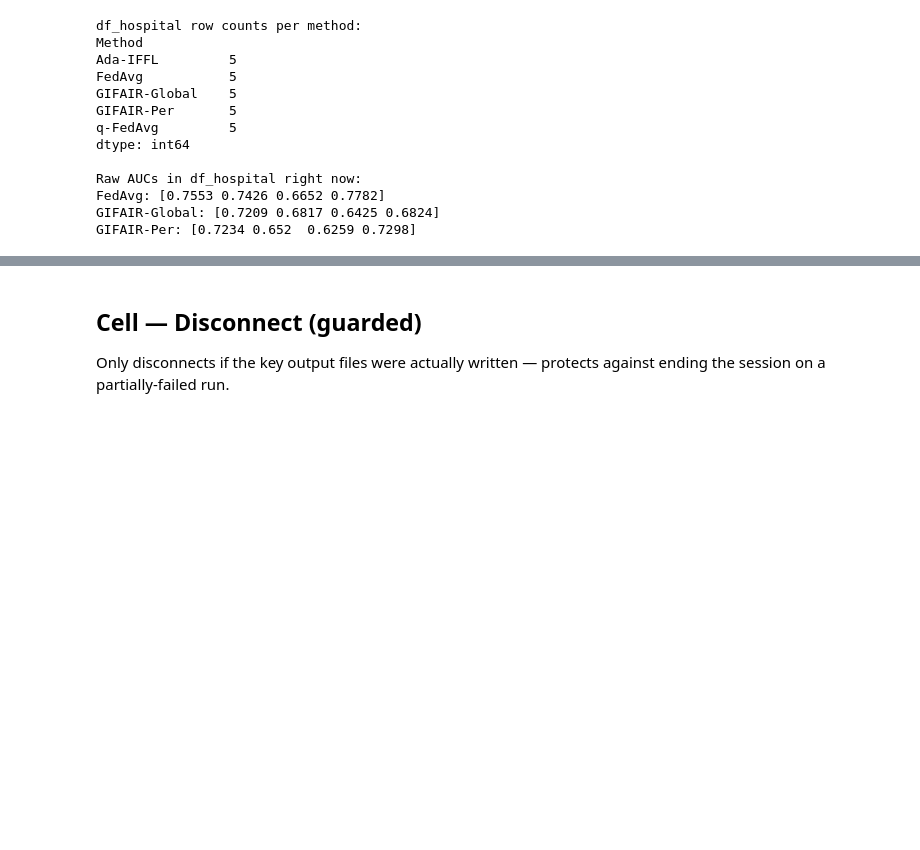
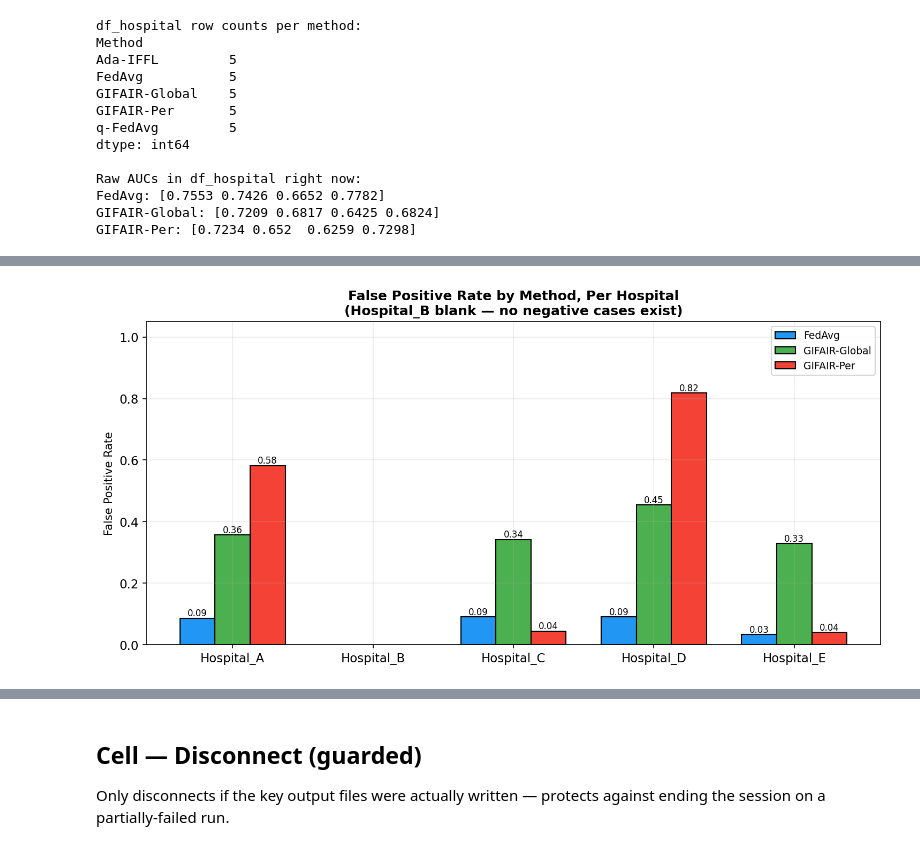
Before and after one commit to EMADUDDINAsdaq/federated-learning-fairness-xray, a Jupyter notebook: evaluation_notebook.ipynb, the cells around one changed output, grey strips where cells are left out. Drawn from its saved outputs; the diff is of its cells as text; code cells hidden in the pictures; blank space fills up the shorter version.

```diff
--- a/evaluation_notebook.ipynb
+++ b/evaluation_notebook.ipynb
@@ -1725,0 +1768,43 @@ GIFAIR-Per: [0.7234 0.652  0.6259 0.7298]
+# %%
+fig, ax = plt.subplots(figsize=(10, 5))
+methods3 = [m for m in METHODS if is_discriminative[m]]
+x = np.arange(len(HOSPITAL_NAMES))
+width = 0.25
+
+for i, m in enumerate(methods3):
+    vals = []
+    for h in HOSPITAL_NAMES:
+        row = df_hospital[(df_hospital['Method']==m) & (df_hospital['Hospital']==h)]
+        if len(row) == 0:
+            vals.append(np.nan)
+            continue
+        n = row['n'].values[0]
+        prevalence = row['prevalence'].values[0] / 100
+        fnr = row['fnr_at_0.5'].values[0]
+        pred_rate = row['predicted_positive_rate'].values[0] / 100 if 'predicted_positive_rate' in row.columns else np.nan
+
+        actual_neg = n * (1 - prevalence)
+        if actual_neg == 0:
+            vals.append(np.nan)  # Hospital_B — FPR undefined, no negatives exist
+            continue
+        actual_pos = n - actual_neg
+        fn = actual_pos * fnr
+        tp = actual_pos - fn
+        pred_pos = n * pred_rate
+        fp = pred_pos - tp
+        vals.append(fp / actual_neg)
+
+    bars = ax.bar(x + i*width, vals, width, label=m, color=COLOURS[m], edgecolor="black")
+    for bar, v in zip(bars, vals):
+        if not np.isnan(v):
+            ax.text(bar.get_x()+bar.get_width()/2, v, f"{v:.2f}", ha="center", va="bottom", fontsize=8)
+
+ax.set_xticks(x + width); ax.set_xticklabels(HOSPITAL_NAMES)
+ax.set_ylabel("False Positive Rate"); ax.set_ylim(0, 1.05)
+ax.set_title("False Positive Rate by Method, Per Hospital\n(Hospital_B blank — no negative cases exist)")
+ax.legend()
+plt.tight_layout()
+plt.savefig(f"{EVAL_DIR}/fpr_per_hospital.png", dpi=300, bbox_inches="tight")
+plt.show()
+# %% [output]
+[figure, added]
```
Also changed, not shown: parts of 15 cells of this notebook.
